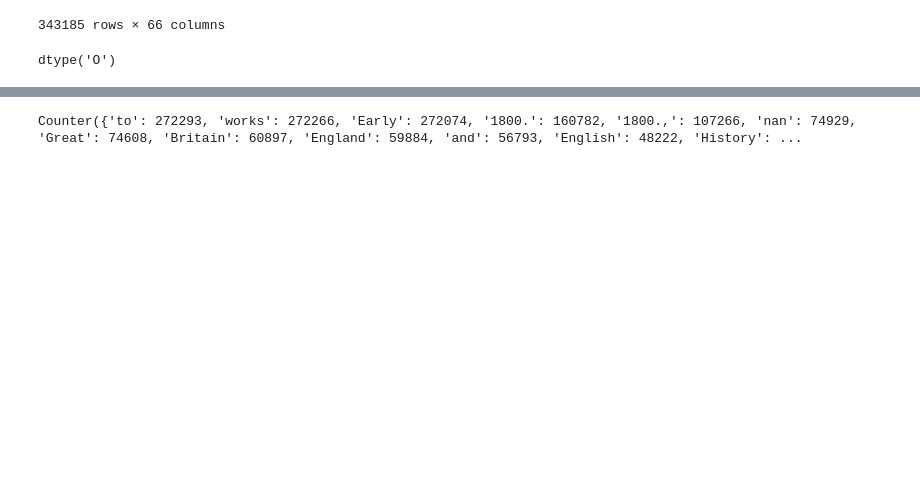
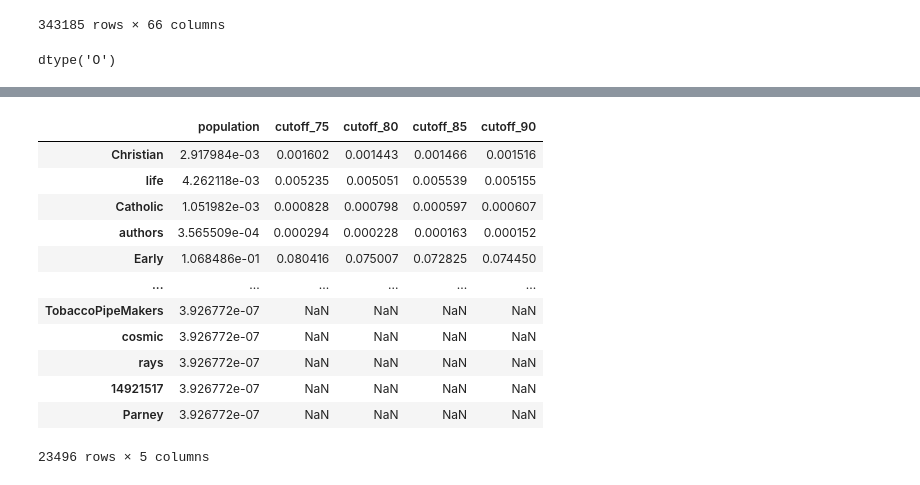
Before and after one commit to austinkennedy/Hathitrust, a Jupyter notebook: code/estc_data.ipynb, the cells around one changed output, grey strips where cells are left out. Cells and saved outputs as stored; diff of their text form; code cells hidden in the pictures; blank space fills up the shorter version.

Commit message:
Word count shares

```diff
--- a/code/estc_data.ipynb
+++ b/code/estc_data.ipynb
@@ -192,7 +192,31 @@ Number of matched volumes at each threshold: 75 - 5550 80 - 3823 85 - 2571 90 -
-# %%
-topics = estc_data['Topic'].str.split(' ').apply(pd.Series).stack()
-word_counts = Counter(topics)
-
-print(word_counts)
-# %% [output]
-Counter({'to': 272293, 'works': 272266, 'Early': 272074, '1800.': 160782, '1800.,': 107266, 'nan': 74929, 'Great': 74608, 'Britain': 60897, 'England': 59884, 'and': 56793, 'English': 48222, 'History': ...
+# %%
+def get_word_counts(data):
+    topics = data['Topic'].str.split(' ').apply(pd.Series).stack()
+    word_counts = Counter(topics)
+    return word_counts
+
+words_full = get_word_counts(estc_data)
+words_75 = get_word_counts(matched_75)
+words_80 = get_word_counts(matched_80)
+words_85 = get_word_counts(matched_85)
+words_90 = get_word_counts(matched_90)
+
+counts = pd.DataFrame({'population': words_full, 'cutoff_75': words_75, 'cutoff_80': words_80, 'cutoff_85': words_85, 'cutoff_90': words_90})
+
+shares = counts/counts.sum(axis=0)
+
+shares
+# %% [output]
+|  | population | cutoff_75 | cutoff_80 | cutoff_85 | cutoff_90 |
+| Christian | 2.917984e-03 | 0.001602 | 0.001443 | 0.001466 | 0.001516 |
+| life | 4.262118e-03 | 0.005235 | 0.005051 | 0.005539 | 0.005155 |
+| Catholic | 1.051982e-03 | 0.000828 | 0.000798 | 0.000597 | 0.000607 |
+| authors | 3.565509e-04 | 0.000294 | 0.000228 | 0.000163 | 0.000152 |
+| Early | 1.068486e-01 | 0.080416 | 0.075007 | 0.072825 | 0.074450 |
+| ... | ... | ... | ... | ... | ... |
+| TobaccoPipeMakers | 3.926772e-07 | NaN | NaN | NaN | NaN |
+| cosmic | 3.926772e-07 | NaN | NaN | NaN | NaN |
+| rays | 3.926772e-07 | NaN | NaN | NaN | NaN |
+| 14921517 | 3.926772e-07 | NaN | NaN | NaN | NaN |
+| Parney | 3.926772e-07 | NaN | NaN | NaN | NaN |
+23496 rows × 5 columns
```
Also changed, not shown: parts of 8 cells of this notebook, 1 other file.
